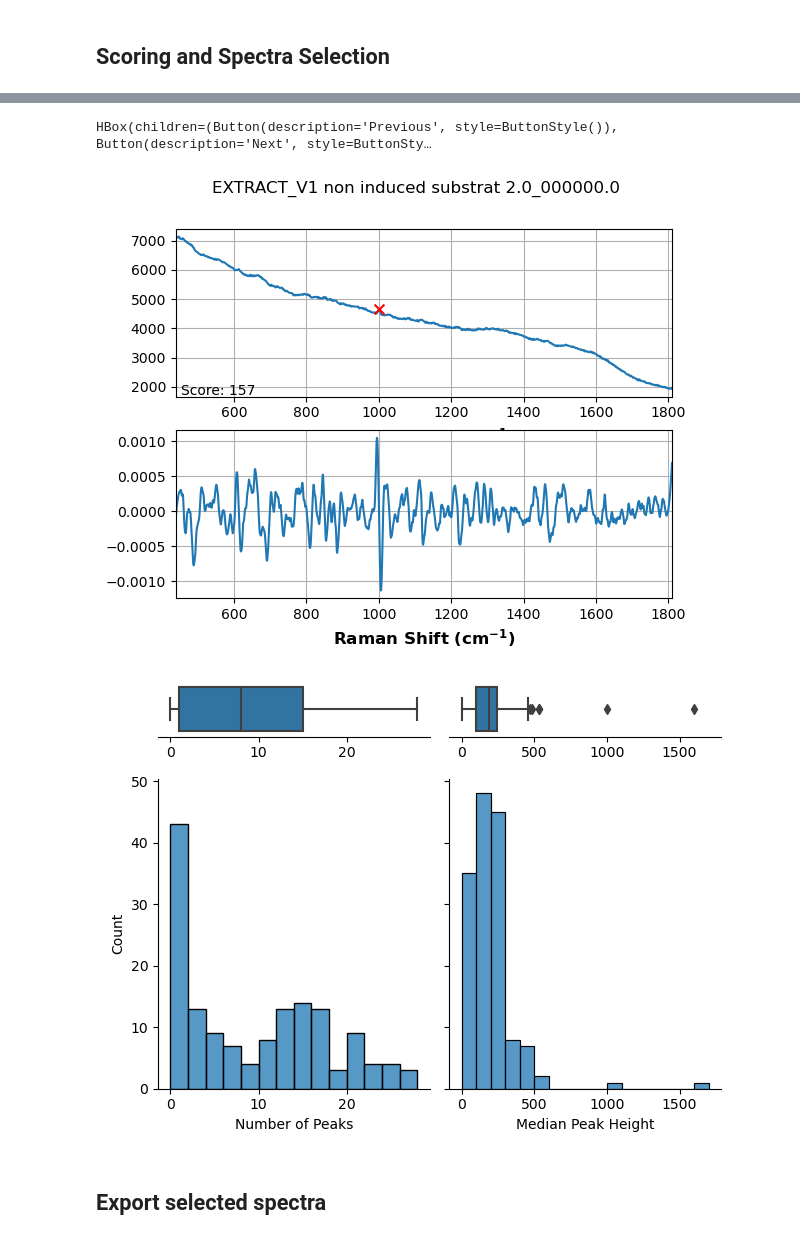
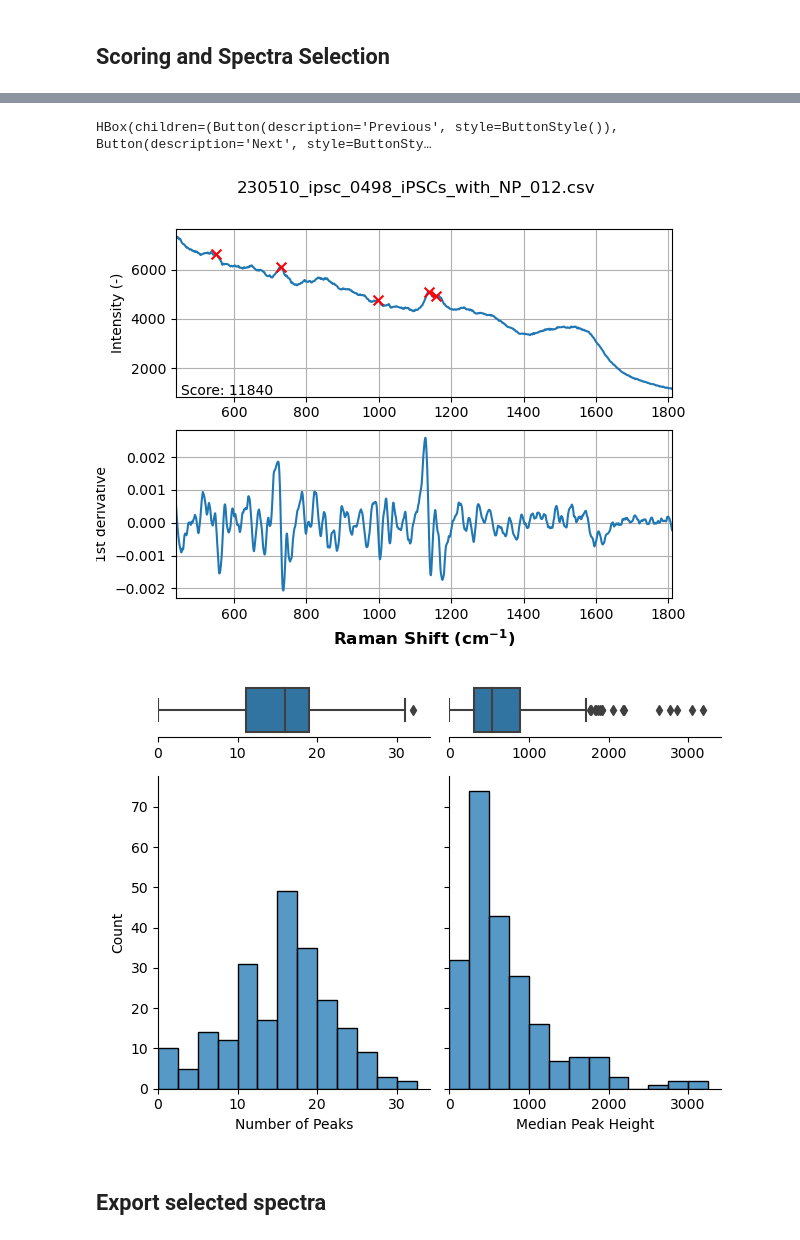
Before and after one commit to DerZ115/raman-pca, a Jupyter notebook: spectra_qc.ipynb, the cells around one changed output, grey strips where cells are left out. Drawn from its saved outputs; the diff is of its cells as text; code cells hidden in the pictures.

```diff
--- a/spectra_qc.ipynb
+++ b/spectra_qc.ipynb
@@ -18,10 +18,10 @@ from raman_lib.preprocessing import RangeLimiter, BaselineCorrector
 Settings
 # %%
 # Name of the Dataset (for the output file)
-name = "sersitive"
+name = "D3 Passages with PBMCs"
 
 # Path where the data is stored
-path = r"./data/sersitive daten/"
+path = r"/proj/raman/Raman_Bernadette_out/A1 - D3 different passages with PBMCs/"
 
 # Spectral range to analyze
 # Use 'None' to use the whole range'
@@ -30,7 +30,7 @@ wn_max = None
 
 # QC settings - Choose either A or B and set the other to 'None'
 # A)
-n = 100 # How many spectra (per class) to keep (exactly this number - or less
+n = 300 # How many spectra (per class) to keep (exactly this number - or less
          # if a class does not contain enough spectra)
 
 # B)
@@ -71,6 +70,8 @@ data_new, deriv, score_dict = score_sort_spectra(data,
                                                  sg_window=sg_window,
                                                  threshold=threshold,
                                                  min_height=min_height,
+                                                 score_measure=1,
+                                                 n_peaks_influence=2,
                                                  detailed=True)
 
 print()
@@ -109,7 +109,7 @@ rl = RangeLimiter(lim=(wn_min, wn_max),
 data_plot = rl.fit_transform(data_plot)
 wns_plot = data_plot.columns
 # %%
-%matplotlib widget
+%matplotlib ipympl
 plot_spectra_peaks(wns_plot,
                    data_plot,
                    deriv,
@@ -118,41 +118,44 @@ plot_spectra_peaks(wns_plot,
                    labels=data.file)
 # %% [output]
 HBox(children=(Button(description='Previous', style=ButtonStyle()), Button(description='Next', style=ButtonSty…
-[figure, old version]
+[figure, new version]
 # %%
-peak_xmax = None
-int_xmax = None
-ymax = None
+peak_lims = [0, None]
+int_lims = [0, None]
+y_lims = [None, None]
 
 fig, ((ax_box1, ax_box2), (ax_hist1, ax_hist2)) = plt.subplots(
     2, 2, sharex="col", sharey="row", gridspec_kw={"height_ratios": (.15, .85)})
 
 sns.boxplot(x=score_dict["peak_scores"], ax=ax_box1)
 sns.boxplot(x=score_dict["intensity_scores"], ax=ax_box2)
-sns.histplot(score_dict["peak_scores"], ax=ax_hist1, binrange=None, binwidth=2)
-sns.histplot(score_dict["intensity_scores"], ax=ax_hist2, binrange=None, binwidth=100)
+sns.histplot(score_dict["peak_scores"], ax=ax_hist1, binrange=None, binwidth=2.5)
+sns.histplot(score_dict["intensity_scores"], ax=ax_hist2, binrange=None, binwidth=250)
 
 ax_box1.set(yticks=[])
 ax_box2.set(yticks=[])
 sns.despine(ax=ax_hist1)
 sns.despine(ax=ax_hist2)
 sns.despine(ax=ax_box1, left=True)
 sns.despine(ax=ax_box2, left=True)
 
-ax_hist1.set_xlim([None, peak_xmax])
-ax_hist2.set_xlim([None, int_xmax])
+ax_hist1.set_xlim(peak_lims)
+ax_hist2.set_xlim(int_lims)
 
-ax_hist1.set_ylim([None, ymax])
+ax_hist1.set_ylim(y_lims)
+
+ax_hist1.autoscale_view()
+ax_hist2.autoscale_view()
 
 ax_hist1.set_xlabel("Number of Peaks")
 ax_hist2.set_xlabel("Median Peak Height")
 
 ax_box1.tick_params(axis="x", labelbottom=True)
 ax_box2.tick_params(axis="x", labelbottom=True)
 
 fig.tight_layout()
 # %% [output]
-[figure, old version]
+[figure, new version]
 # %% [markdown]
 ## Export selected spectra
 # %%
```
Also changed, not shown: parts of 5 cells of this notebook, 7 other files.
